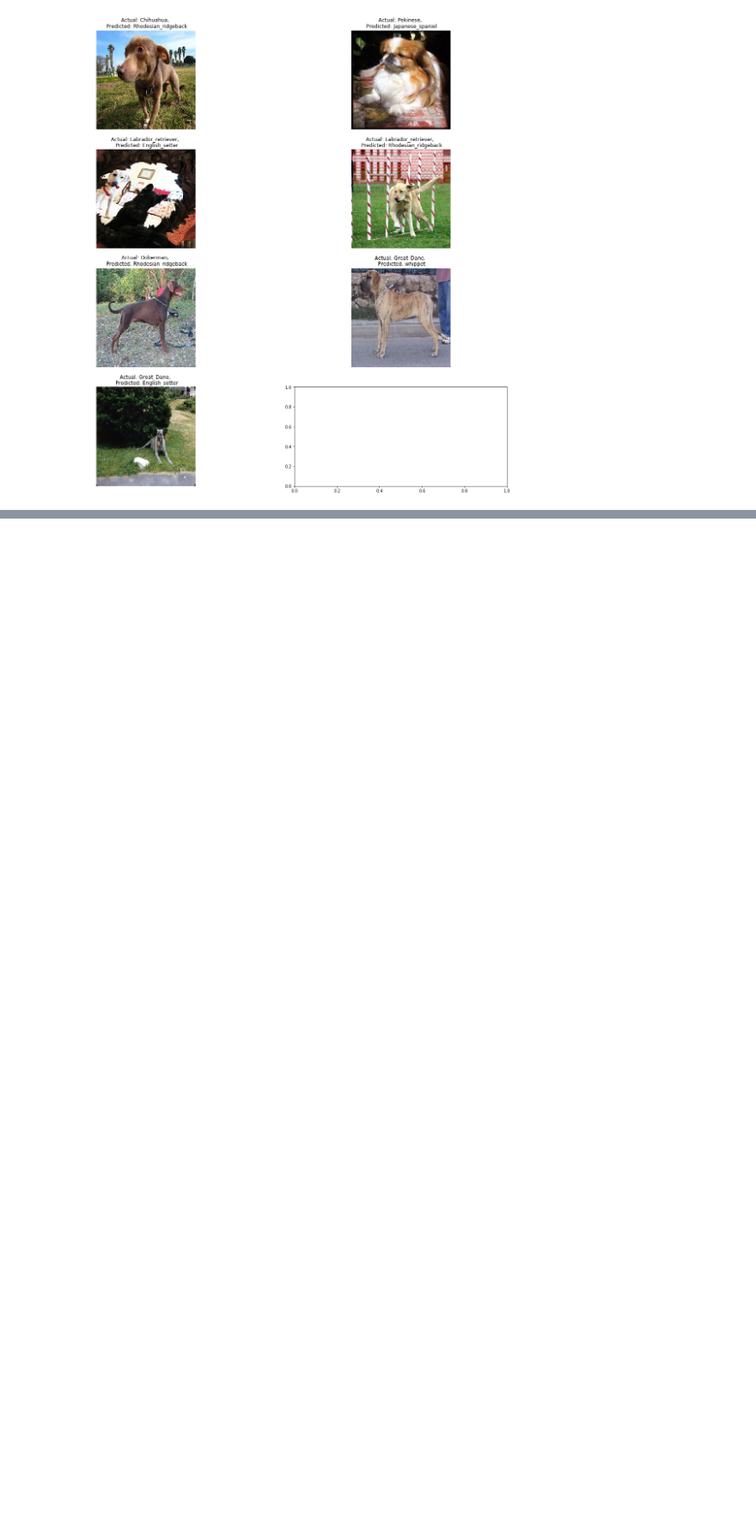
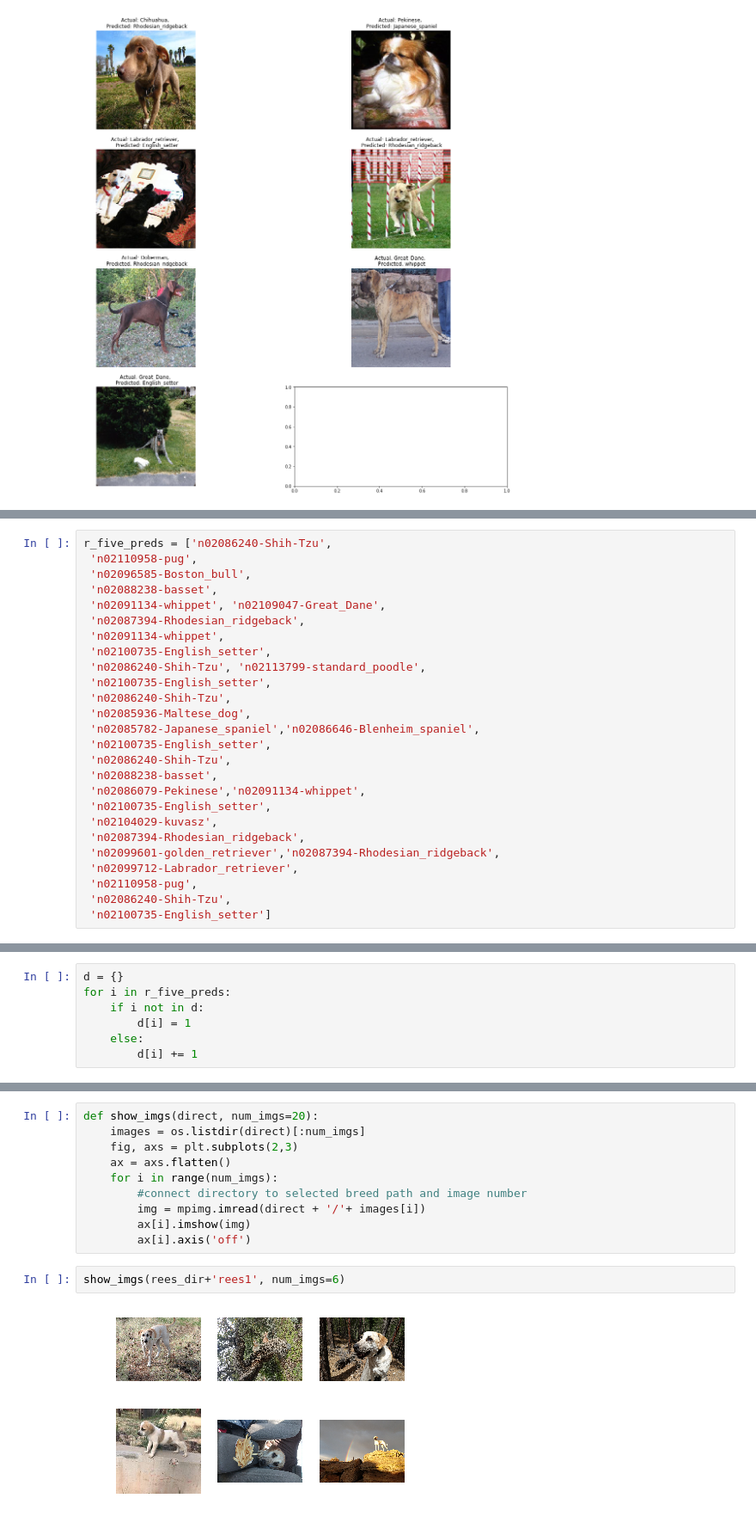
Before and after one commit to hberginc/Who-s_Your_Doggy, a Jupyter notebook: Visualize Predictions.ipynb, the cells around one changed output, grey strips where cells are left out. Shown at 86% size. Cells and saved outputs as stored; diff of their text form; blank space fills up the shorter version.

```diff
--- a/Visualize Predictions.ipynb
+++ b/Visualize Predictions.ipynb
@@ -334,0 +118,26 @@ NameError: name 'basic_cnn_model' is not defined
+# %%
+r_five_preds = ['n02086240-Shih-Tzu',
+ 'n02110958-pug',
+ 'n02096585-Boston_bull',
+ 'n02088238-basset',
+ 'n02091134-whippet', 'n02109047-Great_Dane',
+ 'n02087394-Rhodesian_ridgeback',
+ 'n02091134-whippet',
+ 'n02100735-English_setter',
+ 'n02086240-Shih-Tzu', 'n02113799-standard_poodle',
+ 'n02100735-English_setter',
+ 'n02086240-Shih-Tzu',
+ 'n02085936-Maltese_dog',
+ 'n02085782-Japanese_spaniel','n02086646-Blenheim_spaniel',
+ 'n02100735-English_setter',
+ 'n02086240-Shih-Tzu',
+ 'n02088238-basset',
+ 'n02086079-Pekinese','n02091134-whippet',
+ 'n02100735-English_setter',
+ 'n02104029-kuvasz',
+ 'n02087394-Rhodesian_ridgeback',
+ 'n02099601-golden_retriever','n02087394-Rhodesian_ridgeback',
+ 'n02099712-Labrador_retriever',
+ 'n02110958-pug',
+ 'n02086240-Shih-Tzu',
+ 'n02100735-English_setter']
@@ -334,0 +148,7 @@ NameError: name 'basic_cnn_model' is not defined
+# %%
+d = {}
+for i in r_five_preds:
+    if i not in d:
+        d[i] = 1
+    else:
+        d[i] += 1
@@ -334,0 +174,14 @@ NameError: name 'basic_cnn_model' is not defined
+# %%
+def show_imgs(direct, num_imgs=20):
+    images = os.listdir(direct)[:num_imgs]
+    fig, axs = plt.subplots(2,3)
+    ax = axs.flatten()
+    for i in range(num_imgs):
+        #connect directory to selected breed path and image number
+        img = mpimg.imread(direct + '/'+ images[i])
+        ax[i].imshow(img)
+        ax[i].axis('off')
+# %%
+show_imgs(rees_dir+'rees1', num_imgs=6)
+# %% [output]
+[figure, added]
```
Also changed, not shown: parts of 45 cells of this notebook, 3 other files.
